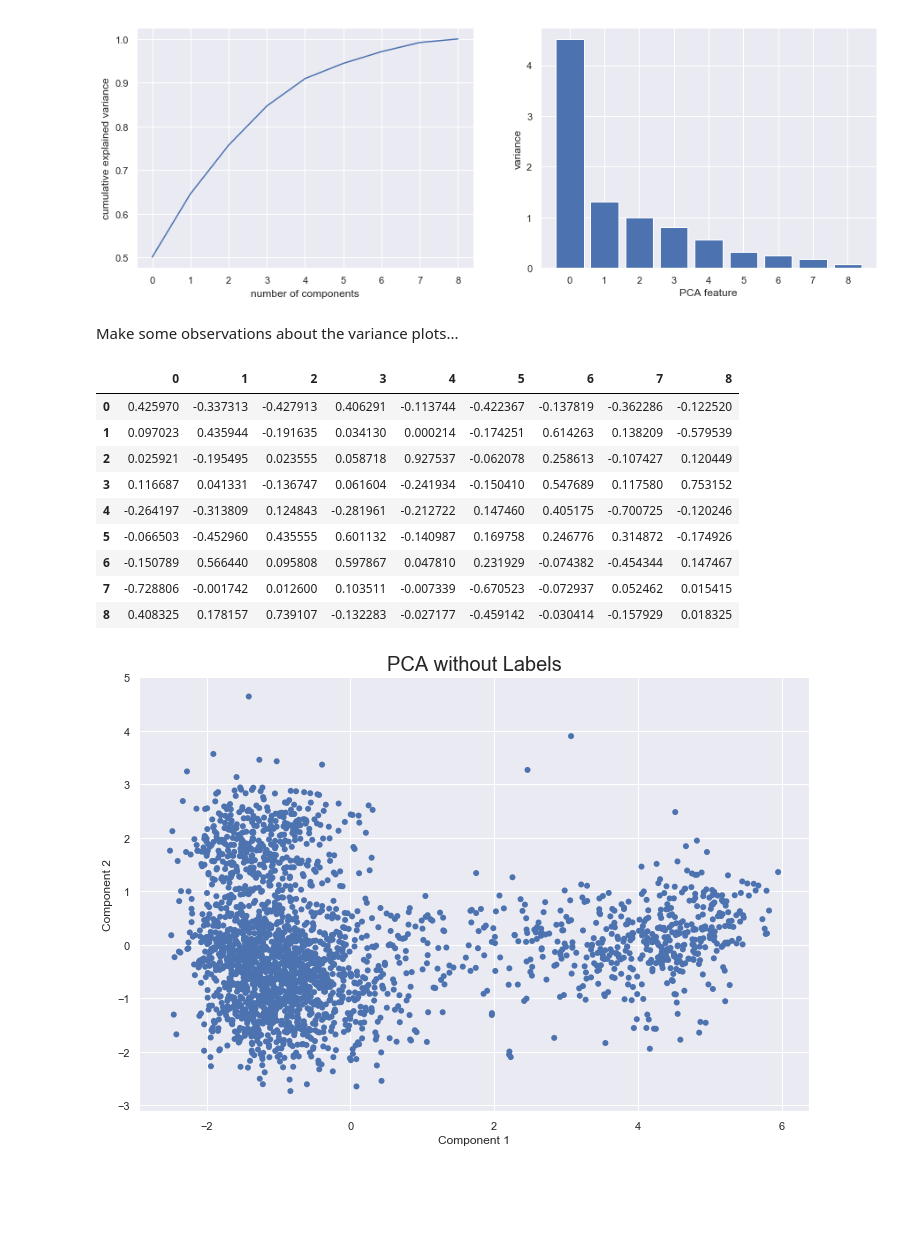
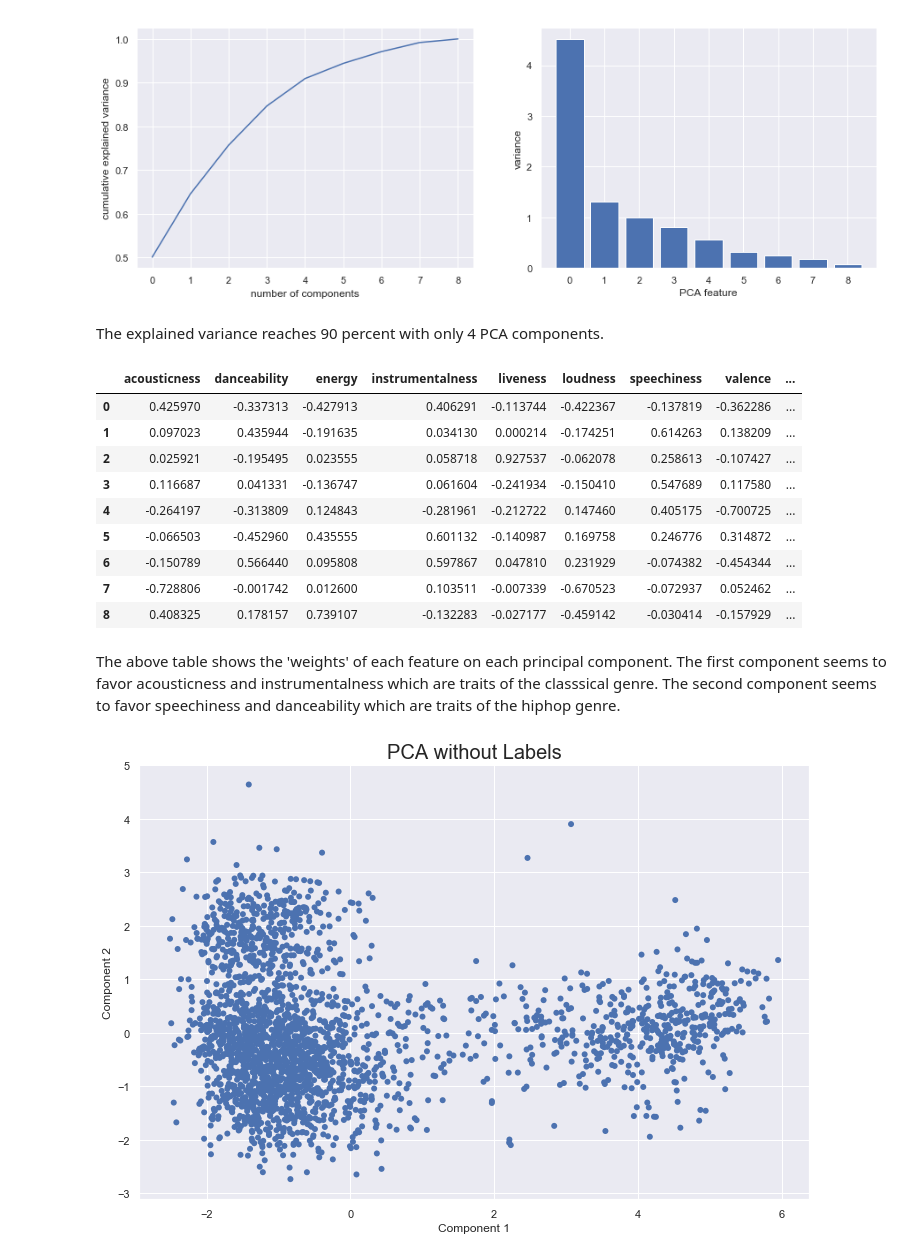
Before and after one commit to htalasan/Springboard, a Jupyter notebook: Capstone Project 1/Capstone Project 1 Notebook.ipynb, the cells around one changed output. Cells and saved outputs as stored; diff of their text form; code cells hidden in the pictures; blank space fills up the shorter version.

```diff
--- a/Capstone Project 1/Capstone Project 1 Notebook.ipynb
+++ b/Capstone Project 1/Capstone Project 1 Notebook.ipynb
@@ -253,21 +247,24 @@ plt.xticks(features)
 plt.show()
 # %% [output]
 [figure]
-# %% [markdown]
-Make some observations about the variance plots...
+# %% [markdown]
+The explained variance reaches 90 percent with only 4 PCA components.
 # %%
-pd.DataFrame(pipeline.named_steps['pca'].components_)
+pca_components=pd.DataFrame(pipeline.named_steps['pca'].components_, columns=features_orig)
+pca_components
 # %% [output]
-|  | 0 | 1 | 2 | 3 | 4 | 5 | 6 | 7 | 8 |
-| 0 | 0.425970 | -0.337313 | -0.427913 | 0.406291 | -0.113744 | -0.422367 | -0.137819 | -0.362286 | -0.122520 |
-| 1 | 0.097023 | 0.435944 | -0.191635 | 0.034130 | 0.000214 | -0.174251 | 0.614263 | 0.138209 | -0.579539 |
-| 2 | 0.025921 | -0.195495 | 0.023555 | 0.058718 | 0.927537 | -0.062078 | 0.258613 | -0.107427 | 0.120449 |
-| 3 | 0.116687 | 0.041331 | -0.136747 | 0.061604 | -0.241934 | -0.150410 | 0.547689 | 0.117580 | 0.753152 |
-| 4 | -0.264197 | -0.313809 | 0.124843 | -0.281961 | -0.212722 | 0.147460 | 0.405175 | -0.700725 | -0.120246 |
-| 5 | -0.066503 | -0.452960 | 0.435555 | 0.601132 | -0.140987 | 0.169758 | 0.246776 | 0.314872 | -0.174926 |
-| 6 | -0.150789 | 0.566440 | 0.095808 | 0.597867 | 0.047810 | 0.231929 | -0.074382 | -0.454344 | 0.147467 |
-| 7 | -0.728806 | -0.001742 | 0.012600 | 0.103511 | -0.007339 | -0.670523 | -0.072937 | 0.052462 | 0.015415 |
-| 8 | 0.408325 | 0.178157 | 0.739107 | -0.132283 | -0.027177 | -0.459142 | -0.030414 | -0.157929 | 0.018325 |
+|  | acousticness | danceability | energy | instrumentalness | liveness | loudness | speechiness | valence | ... |
+| 0 | 0.425970 | -0.337313 | -0.427913 | 0.406291 | -0.113744 | -0.422367 | -0.137819 | -0.362286 | ... |
+| 1 | 0.097023 | 0.435944 | -0.191635 | 0.034130 | 0.000214 | -0.174251 | 0.614263 | 0.138209 | ... |
+| 2 | 0.025921 | -0.195495 | 0.023555 | 0.058718 | 0.927537 | -0.062078 | 0.258613 | -0.107427 | ... |
+| 3 | 0.116687 | 0.041331 | -0.136747 | 0.061604 | -0.241934 | -0.150410 | 0.547689 | 0.117580 | ... |
+| 4 | -0.264197 | -0.313809 | 0.124843 | -0.281961 | -0.212722 | 0.147460 | 0.405175 | -0.700725 | ... |
+| 5 | -0.066503 | -0.452960 | 0.435555 | 0.601132 | -0.140987 | 0.169758 | 0.246776 | 0.314872 | ... |
+| 6 | -0.150789 | 0.566440 | 0.095808 | 0.597867 | 0.047810 | 0.231929 | -0.074382 | -0.454344 | ... |
+| 7 | -0.728806 | -0.001742 | 0.012600 | 0.103511 | -0.007339 | -0.670523 | -0.072937 | 0.052462 | ... |
+| 8 | 0.408325 | 0.178157 | 0.739107 | -0.132283 | -0.027177 | -0.459142 | -0.030414 | -0.157929 | ... |
+# %% [markdown]
+The above table shows the 'weights' of each feature on each principal component. The first component seems to favor acousticness and instrumentalness which are traits of the classsical genre. The second component seems to favor speechiness and danceability which are traits of the hiphop genre.
 # %%
 # plot a scatterplot without labels
 fig = plt.figure(figsize=(12,8))
```
Also changed, not shown: parts of 38 cells of this notebook, 3 other files.
